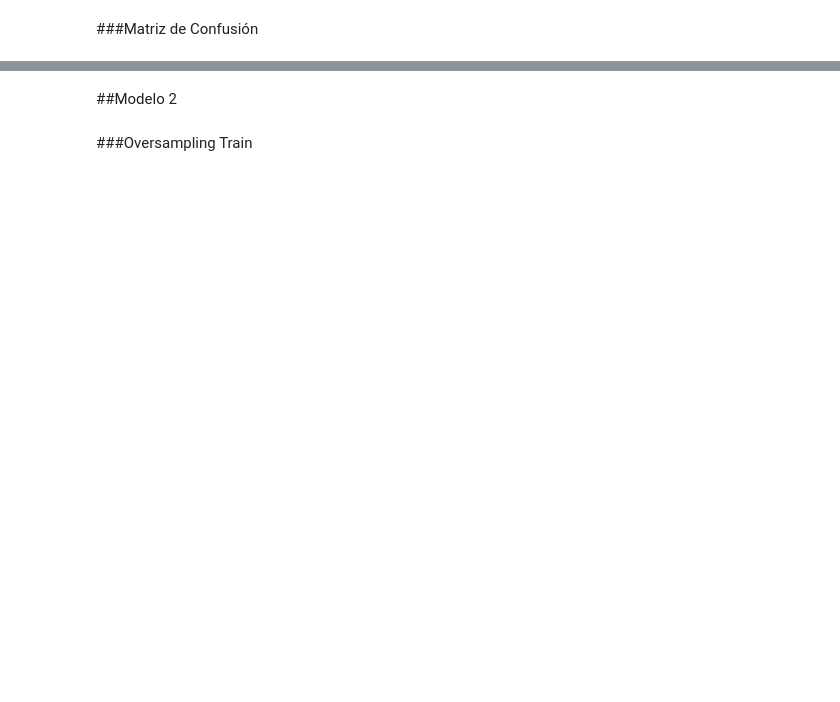
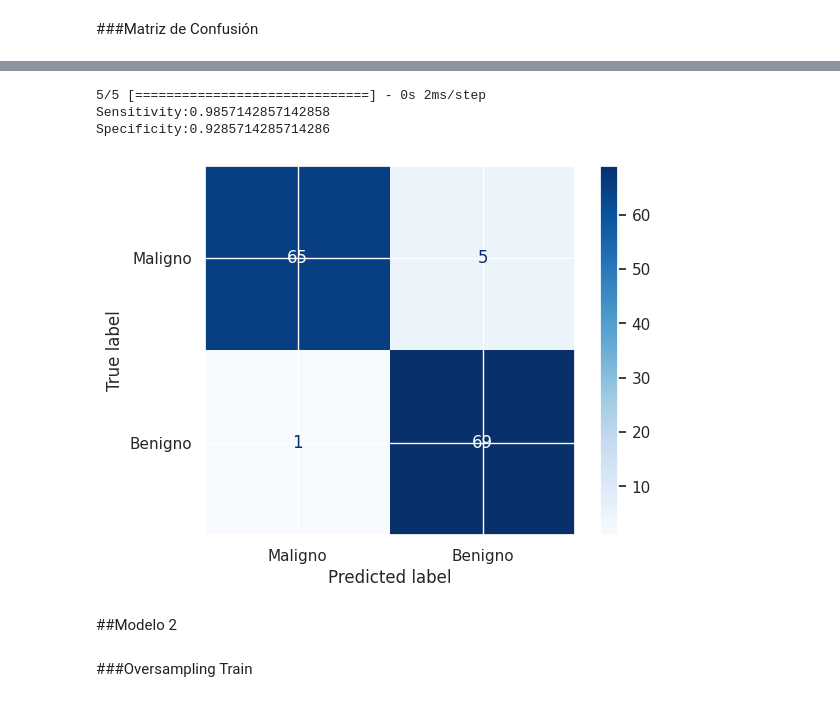
Before and after one commit to Daniel-1A/ProyectoSP1-BreastClasification, a Jupyter notebook: Proyecto_1.ipynb, the cells around one changed output, grey strips where cells are left out. Drawn from its saved outputs; the diff is of its cells as text; code cells hidden in the pictures; blank space fills up the shorter version.

```diff
--- a/Proyecto_1.ipynb
+++ b/Proyecto_1.ipynb
@@ -304,7 +310,7 @@ raw_dataset.describe()
 ##CallBack
 # %%
 # Lets only use EarlyStopping Callback for now
-earlystopping_callback = tf.keras.callbacks.EarlyStopping(monitor='val_loss', min_delta=0.001, patience=5,)
+earlystopping_callback = tf.keras.callbacks.EarlyStopping(monitor='val_loss', min_delta=0.005, patience=5,)
 # %%
 for i in range(len(raw_dataset["diagnosis"].unique())):
   numRows = len(raw_dataset[raw_dataset['diagnosis'] == i])
@@ -438,7 +444,7 @@ Class 1 :  279
 ###Modelo
 # %%
 # Lets build the model. NOTE: this is the construction of the architecture of the model!
-normal_model = tf.keras.models.Sequential([
+normal_model1 = tf.keras.models.Sequential([
   tf.keras.layers.InputLayer(input_shape=(len(independent_variables))),
   tf.keras.layers.Dense(units=16, activation='relu'),
   tf.keras.layers.Dense(units=16, activation='relu'),
@@ -446,10 +452,10 @@ normal_model = tf.keras.models.Sequential([
   ])
 
 # Now lets compile the model. NOTE: These are the finishing touches before having a fully functional model
-normal_model.compile(loss=tf.keras.losses.BinaryCrossentropy(), optimizer='adam', metrics=['accuracy'])
+normal_model1.compile(loss=tf.keras.losses.BinaryCrossentropy(), optimizer='adam', metrics=['accuracy'])
 
 # Now lets train the model!
-normal_model.fit(train_set1,
+normal_model1.fit(train_set1,
           train_target1,
           epochs=20,
           batch_size = 50,
@@ -502,3 +493,27 @@ plt.show()
+# %%
+y_pred1 = normal_model1.predict(test_set1)
+y_pred_classes1 = (y_pred1 > 0.5).astype("int32")
+y_correct1 = test_target1['diagnosis']
+
+target_names = ['Maligno', 'Benigno']
+labels_names = [0,1]
+
+# Confusion matrix
+cm1 = sklearn.metrics.confusion_matrix(y_correct1, y_pred_classes1, labels=labels_names)
+vis1 = sklearn.metrics.ConfusionMatrixDisplay(cm1, display_labels=target_names)
+vis1.plot(cmap=plt.cm.Blues,values_format='g')
+
+tn, fp, fn, tp = cm1.ravel()
+sensitivity = tp / (tp + fn)
+specificity = tn / (tn + fp)
+
+print("Sensitivity:"+ str(sensitivity))
+print("Specificity:" + str(specificity))
+# %% [output]
+5/5 [==============================] - 0s 2ms/step
+Sensitivity:0.9857142857142858
+Specificity:0.9285714285714286
+[figure, added]
 # %% [markdown]
 ##Modelo 2
 # %% [markdown]
```
Also changed, not shown: parts of 25 cells of this notebook.
